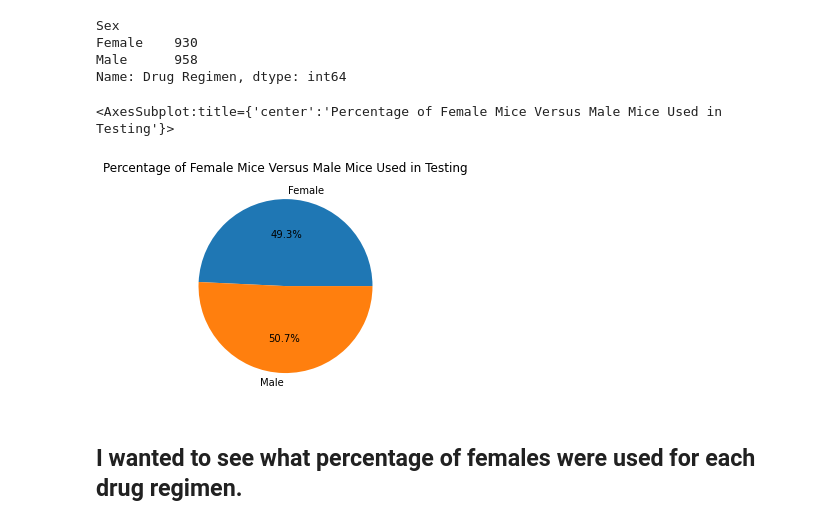
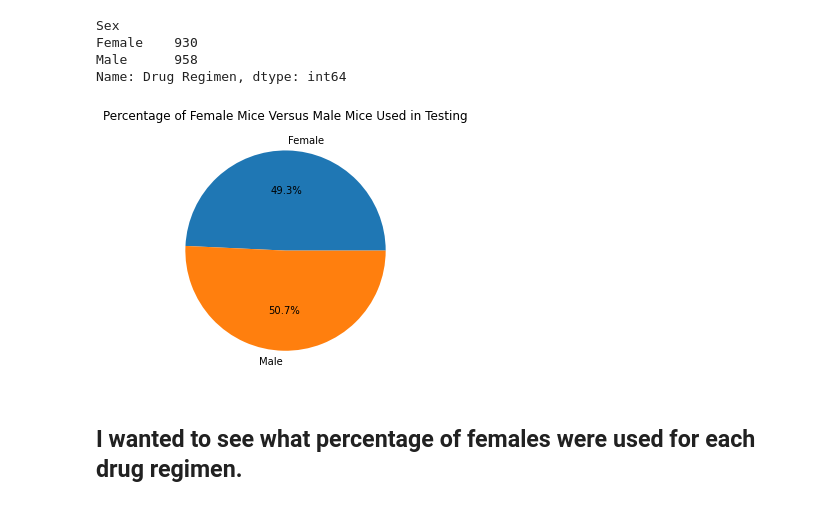
Before and after one commit to bsdutton/Matplotlib-challenge, a Jupyter notebook: Pymaceuticals/pymaceuticals-working.ipynb, the cells around one changed output. Drawn from its saved outputs; the diff is of its cells as text; code cells hidden in the pictures.

```diff
--- a/Pymaceuticals/pymaceuticals-working.ipynb
+++ b/Pymaceuticals/pymaceuticals-working.ipynb
@@ -1032,10 +1036,12 @@ def func(pct):
 # %%
 sex_drugs.plot.pie(title='Percentage of Female Mice Versus Male Mice Used in Testing', ylabel='',
                                  y="Percent Female", labels=["Female","Male"],
                                  autopct=lambda pct: func(pct))
+
+plt.tight_layout()
+#plt.savefig("plots/DataFrame Pie Chart - Percentage Female Mice Versus Male Mice used in Testing.pdf")
 # %% [output]
-<AxesSubplot:title={'center':'Percentage of Female Mice Versus Male Mice Used in Testing'}>
-[figure, old version]
+[figure, new version]
 # %% [markdown]
 ## I wanted to see what percentage of females were used for each drug regimen.
 # %%
```
Also changed, not shown: parts of 62 cells of this notebook, 13 other files.
